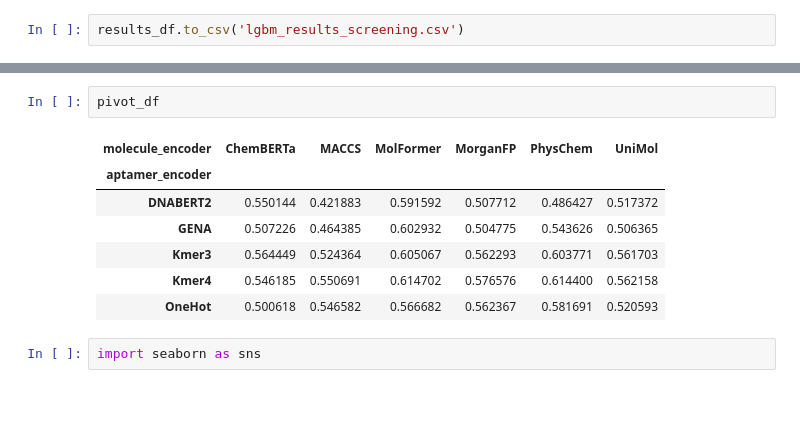
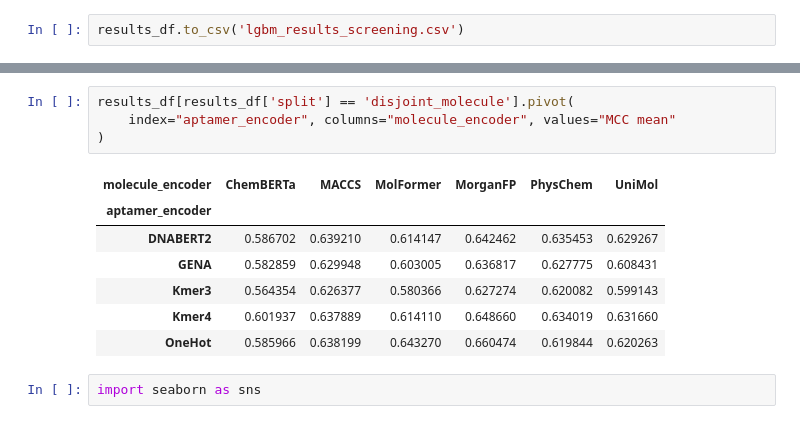
Before and after one commit to GenerativeMolMachines/AptaBench, a Jupyter notebook: notebooks/03_ml_benchmark.ipynb, the cells around one changed output, grey strips where cells are left out. Cells and saved outputs as stored; diff of their text form.

Commit message:
updated pivot tables for model evaluation metrics

```diff
--- a/notebooks/03_ml_benchmark.ipynb
+++ b/notebooks/03_ml_benchmark.ipynb
@@ -119,12 +139,14 @@ pivot_df = results_df.pivot(
 # %%
-pivot_df
+results_df[results_df['split'] == 'disjoint_molecule'].pivot(
+    index="aptamer_encoder", columns="molecule_encoder", values="MCC mean"
+)
 # %% [output]
 | molecule_encoder | ChemBERTa | MACCS | MolFormer | MorganFP | PhysChem | UniMol |
 | aptamer_encoder |  |  |  |  |  |  |
-| DNABERT2 | 0.550144 | 0.421883 | 0.591592 | 0.507712 | 0.486427 | 0.517372 |
-| GENA | 0.507226 | 0.464385 | 0.602932 | 0.504775 | 0.543626 | 0.506365 |
-| Kmer3 | 0.564449 | 0.524364 | 0.605067 | 0.562293 | 0.603771 | 0.561703 |
-| Kmer4 | 0.546185 | 0.550691 | 0.614702 | 0.576576 | 0.614400 | 0.562158 |
-| OneHot | 0.500618 | 0.546582 | 0.566682 | 0.562367 | 0.581691 | 0.520593 |
+| DNABERT2 | 0.586702 | 0.639210 | 0.614147 | 0.642462 | 0.635453 | 0.629267 |
+| GENA | 0.582859 | 0.629948 | 0.603005 | 0.636817 | 0.627775 | 0.608431 |
+| Kmer3 | 0.564354 | 0.626377 | 0.580366 | 0.627274 | 0.620082 | 0.599143 |
+| Kmer4 | 0.601937 | 0.637889 | 0.614110 | 0.648660 | 0.634019 | 0.631660 |
+| OneHot | 0.585966 | 0.638199 | 0.643270 | 0.660474 | 0.619844 | 0.620263 |
 # %%
 import seaborn as sns
```
Also changed, not shown: parts of 2 cells of this notebook.
